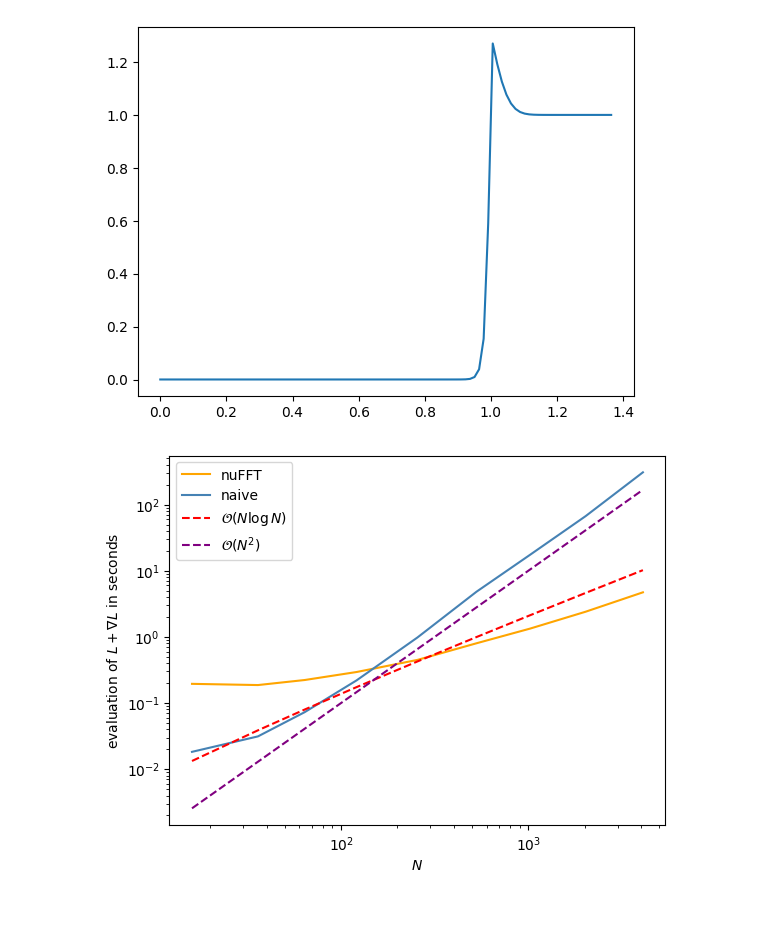
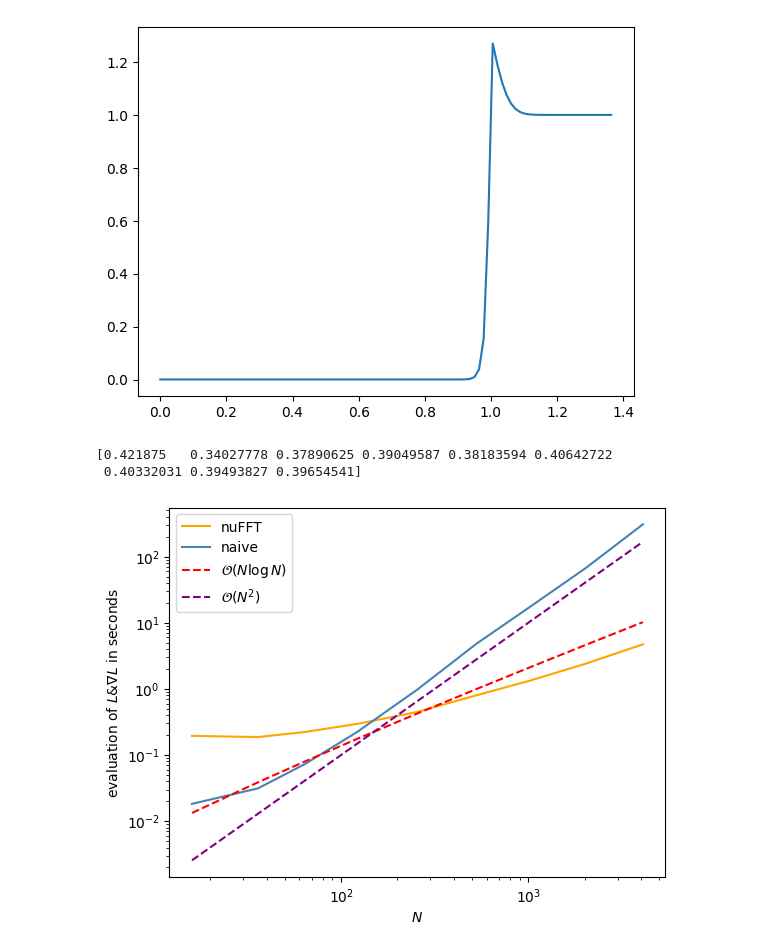
Before and after one commit to BekzatZhar/modeling_seminarSoSe25, a Jupyter notebook: function_builder.ipynb, the cells around one changed output. Cells and saved outputs as stored; diff of their text form; code cells hidden in the pictures; blank space fills up the shorter version.

```diff
--- a/function_builder.ipynb
+++ b/function_builder.ipynb
@@ -42,27 +42,30 @@ plot_func(f, K_cutoff)
 # %%
 # plotting of benchmarks
 
 Ns = np.array([16, 36, 64, 121, 256, 529, 1024, 2025, 4096])
-Ms = [27, 49, 97, 189, 391, 860, 1652, 3199, 6497]
+Ms = np.array([27, 49, 97, 189, 391, 860, 1652, 3199, 6497])
+print(Ms/(2*2*Ns))
 o_ts = [0.06537279998883605, 0.0569135001860559, 0.06550460029393435, 0.07958010025322437, 0.13674599956721067, 0.24409399973228574, 0.3958451999351382, 0.8315373999066651, 1.5917062000371516]
 g_ts = [0.12980940006673336, 0.13020530017092824, 0.15755830006673932, 0.21499490039423108, 0.31260429974645376, 0.5572060998529196, 0.9415964996442199, 1.5737050003372133, 3.1320548998191953]
 
 o2_ts = [0.0055323997512459755, 0.013050300069153309, 0.027522699907422066, 0.05829979991540313, 0.29521889984607697, 1.3952653999440372, 5.387087299954146, 19.158347900025547, 94.25004460010678]
 g2_ts = [0.012760000303387642, 0.018269000109285116, 0.045368900056928396, 0.16166300000622869, 0.6860070000402629, 3.428167900070548, 12.117141699884087, 47.91367059992626, 213.95637860009447]
 
 plt.loglog(Ns, np.array(o_ts) + np.array(g_ts), color="orange", label="nuFFT")
 
 plt.loglog(Ns, np.array(o2_ts) + np.array(g2_ts), color="steelblue", label="naive")
 
 plt.loglog(Ns, 0.0003*Ns*np.log(Ns), linestyle="dashed", color="red", label=r"$\mathcal{O}(N\log N)$")
 plt.loglog(Ns, 0.00001*Ns**2, linestyle="dashed", color="purple", label=r"$\mathcal{O}(N^2)$")
 
 plt.xlabel(r"$N$")
-plt.ylabel(r"evaluation of $L + \nabla L$ in seconds")
+plt.ylabel(r"evaluation of $L & \nabla L$ in seconds")
 plt.legend()
 plt.show()
 # %% [output]
+[0.421875   0.34027778 0.37890625 0.39049587 0.38183594 0.40642722
+ 0.40332031 0.39493827 0.39654541]
-[figure, old version]
+[figure, new version]
 # %%
 plt.plot(Ns, np.array(o_ts) + np.array(g_ts), color="orange", label="nuFFT, 1 thread")
 
```
Also changed, not shown: parts of 1 cell of this notebook, 15 other files.
